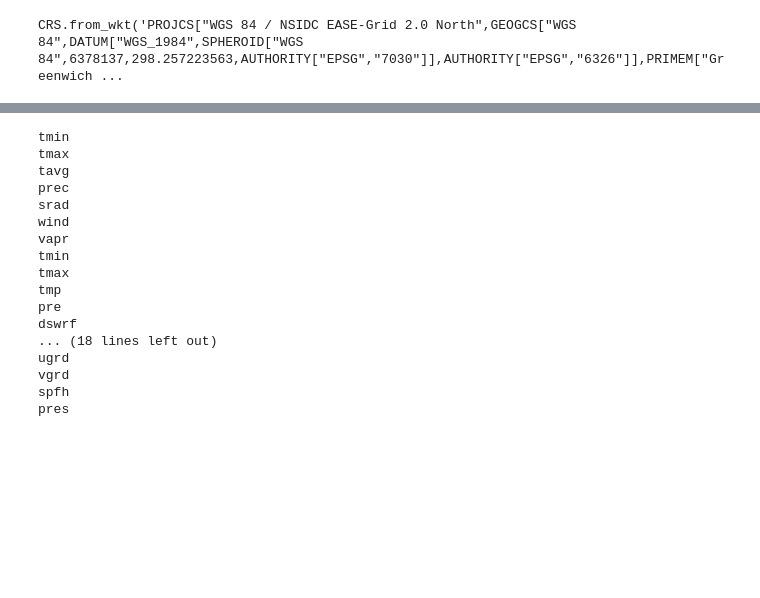
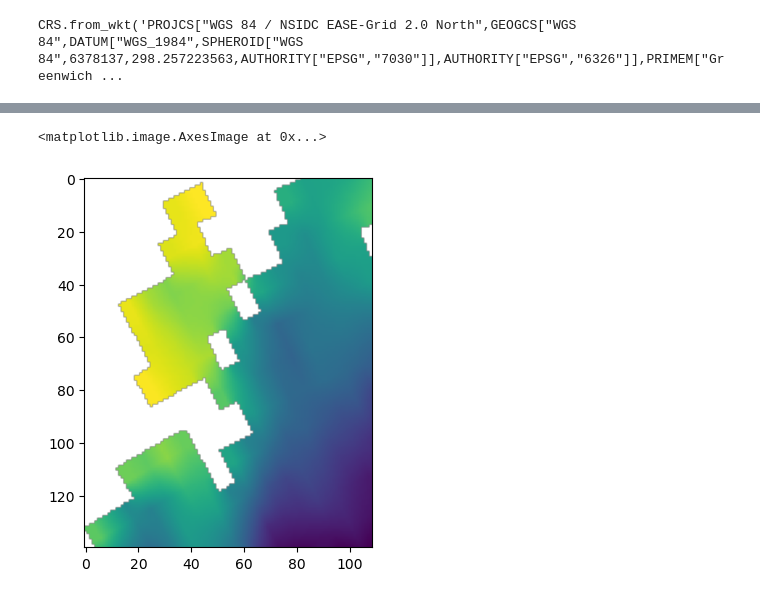
Before and after one commit to uaf-arctic-eco-modeling/Input_production, a Jupyter notebook: tiles-downscale-scratch.ipynb, the cells around one changed output, grey strips where cells are left out. Drawn from its saved outputs; the diff is of its cells as text; code cells hidden in the pictures; blank space fills up the shorter version.

Commit message:
added code for downscaling and implmented in tiles

```diff
--- a/tiles-downscale-scratch.ipynb
+++ b/tiles-downscale-scratch.ipynb
@@ -32,7 +37,7 @@ CRS.from_wkt('PROJCS["WGS 84 / NSIDC EASE-Grid 2.0 North",GEOGCS["WGS 84",DATUM[
 annual_list = []
 for cru_file in list(Path('/media/rwspicer/data/V3/tem/02-arctic/cru-jra/').glob('*.nc')):
     year = int(cru_file.name.split('.')[-4])
-    if year < 1970 or year > 1971:
+    if year < 1970 or year > 1980:
         continue
 
     temp = crujra.AnnualDaily(year,cru_file, verbose=False)
@@ -54,6 +66,13 @@ AnnualTimeSeries
 mytile = tile.Tile(c_tile, bounds, 4000, tile_index.crs.to_wkt(), buffer_px=20)
 # %%
 mytile.import_normalized('worldclim', wc_arctic)
+
+wc = mytile.data['worldclim'].rename({'lat':'y', 'lon':'x'})
+wc = wc.rio.set_spatial_dims(x_dim="x", y_dim="y", inplace=True)\
+                     .rio.write_crs(tile_index.crs.to_wkt(),inplace=True)\
+                     .rio.write_coordinate_system(inplace=True)
+wc = wc.reindex(y=list(reversed(wc.y)))
+mytile.data['worldclim'] = wc
 # %%
 mytile.import_normalized('cru_AnnualTimeSeries', cru_arctic_ts)
 # %% [output]
@@ -62,23 +90,21 @@ CRUJRAnnualDaily: 1971 clipping
 # %%
 mytile.data['cru_AnnualTimeSeries']
-mytile.calcualte_cru_longterm_average(1970,1971)
+
+for year in range(1970,1981):
+    mytile.data['cru_AnnualTimeSeries'][year].dataset['x'] = wc.x
+    mytile.data['cru_AnnualTimeSeries'][year].dataset['y'] = wc.y
+
+
+
+mytile.calculate_climate_baseline(1970, 1975, 'cru_baseline', 'cru_AnnualTimeSeries')
+# %%
+# img = mytile.data['cru_AnnualTimeSeries'][1970].dataset['tmax'].data[0]
+img = mytile.data['cru_baseline']['tmax'].data[0]
+# img = mytile.data['worldclim']['tmax'].data[0]
+
+plt.imshow(img)
+# %% [output]
+<matplotlib.image.AxesImage at 0x...>
+[figure, added]
 # %%
-mytile.save('/media/rwspicer/data/V3/tem/03-tiles', overwrite=True)
+# mytile.save('/media/rwspicer/data/V3/tem/03-tiles-testing', overwrite=True)
-# %% [output]
-tmin
-tmax
-tavg
-prec
-srad
-wind
-vapr
-tmin
-tmax
-tmp
-pre
-dswrf
-... (18 lines left out)
-ugrd
-vgrd
-spfh
-pres
```
Also changed, not shown: parts of 19 cells of this notebook, 4 other files.
